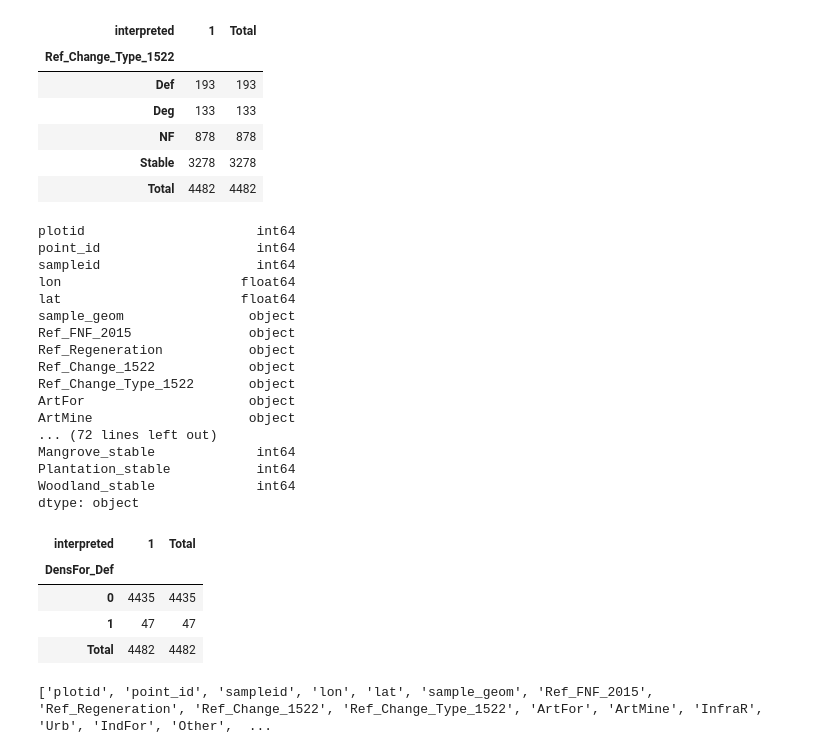
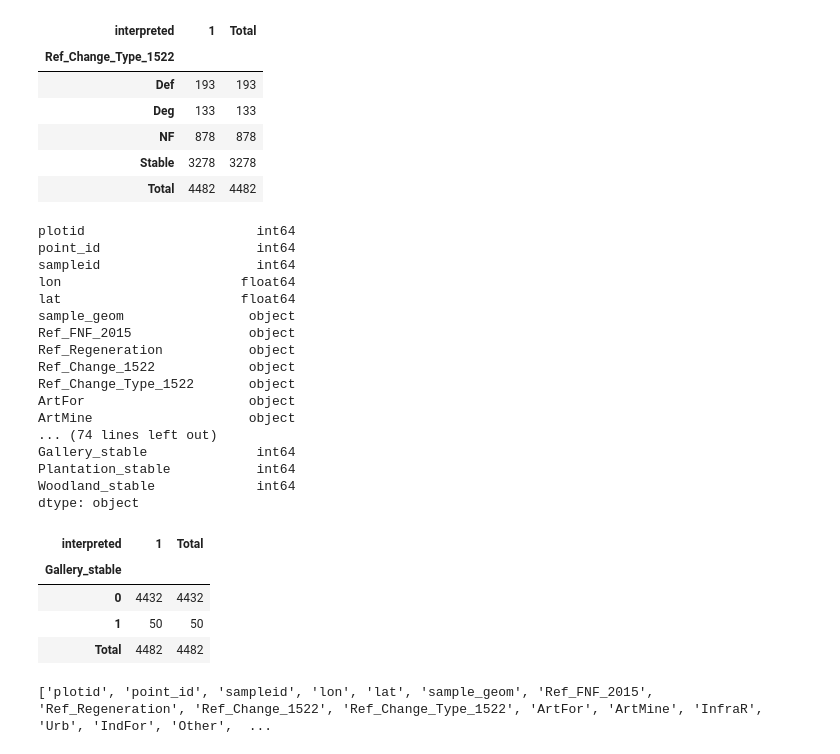
Before and after one commit to aurelgrooves/CAFI_DDD, a Jupyter notebook: CEO data prep/merge_clean_ceo_data_2015_2022.ipynb, the cells around one changed output. Saved outputs shown, nothing was run; the diff lists cells and outputs as text; code cells hidden in the pictures.

Commit message:
added columns for class types

```diff
--- a/CEO data prep/merge_clean_ceo_data_2015_2022.ipynb
+++ b/CEO data prep/merge_clean_ceo_data_2015_2022.ipynb
@@ -490,8 +490,8 @@ merged_ceo_nodup['DensDryFor_stable'] = ((merged_ceo_nodup['DensDryFor'] == 1) &
 merged_ceo_nodup['SecFor_stable'] = ((merged_ceo_nodup['SecFor'] == 1) & (merged_ceo_nodup['Stable'] == 1)).astype(int)
 merged_ceo_nodup['DryOpenFor_stable'] = ((merged_ceo_nodup['DryOpenFor'] == 1) & (merged_ceo_nodup['Stable'] == 1)).astype(int)
 merged_ceo_nodup['Mangrove_stable'] = ((merged_ceo_nodup['Mangrove'] == 1) & (merged_ceo_nodup['Stable'] == 1)).astype(int)
-merged_ceo_nodup['Mangrove_stable'] = ((merged_ceo_nodup['Swamp'] == 1) & (merged_ceo_nodup['Stable'] == 1)).astype(int)
-merged_ceo_nodup['Mangrove_stable'] = ((merged_ceo_nodup['Gallery'] == 1) & (merged_ceo_nodup['Stable'] == 1)).astype(int)
+merged_ceo_nodup['Swamp_stable'] = ((merged_ceo_nodup['Swamp'] == 1) & (merged_ceo_nodup['Stable'] == 1)).astype(int)
+merged_ceo_nodup['Gallery_stable'] = ((merged_ceo_nodup['Gallery'] == 1) & (merged_ceo_nodup['Stable'] == 1)).astype(int)
 merged_ceo_nodup['Plantation_stable'] = ((merged_ceo_nodup['Plantation'] == 1) & (merged_ceo_nodup['Stable'] == 1)).astype(int)
 merged_ceo_nodup['Woodland_stable'] = ((merged_ceo_nodup['Woodland'] == 1) & (merged_ceo_nodup['Stable'] == 1)).astype(int)
 # %%
@@ -509,26 +509,26 @@ Ref_Change_1522            object
 Ref_Change_Type_1522       object
 ArtFor                     object
 ArtMine                    object
-... (72 lines left out)
-Mangrove_stable             int64
+... (74 lines left out)
+Gallery_stable              int64
 Plantation_stable           int64
 Woodland_stable             int64
 dtype: object
 # %%
-columns_to_convert = ['Def2016','Def2017','Def2018','Def2019','Def2020','Def2021','Def2022','Deg2016','Deg2017','Deg2018','Deg2019','Deg2020','Deg2021','Deg2022','NF',
+columns_to_convert = ['Def2016','Def2017','Def2018','Def2019','Def2020','Def2021','Def2022','Deg2016','Deg2017','Deg2018','Deg2019','Deg2020','Deg2021','Deg2022','NF','Stable',
 'DensFor','DensDryFor','SecFor','DryOpenFor','Mangrove','Swamp','Gallery','Plantation','Woodland','Shrubland','Grassland','Aquatic','Bare','Cultivated','Builtup','Water',
 'DensFor_Def','DensDryFor_Def','SecFor_Def','DryOpenFor_Def','Mangrove_Def','Swamp_Def','Gallery_Def','Plantation_Def','Woodland_Def',
 'DensFor_Deg','DensDryFor_Deg','SecFor_Deg','DryOpenFor_Deg','Mangrove_Deg','Swamp_Deg','Gallery_Deg','Plantation_Deg','Woodland_Deg',
-'DensFor_stable','DensDryFor_stable','SecFor_stable','DryOpenFor_stable','Mangrove_stable','Plantation_stable','Woodland_stable']
+'DensFor_stable','DensDryFor_stable','SecFor_stable','DryOpenFor_stable','Mangrove_stable','Swamp_stable','Gallery_stable','Plantation_stable','Woodland_stable']
 merged_ceo_nodup[columns_to_convert] = merged_ceo_nodup[columns_to_convert].fillna(0)
 # %%
-pd.pivot_table(merged_ceo_nodup,values='point_id',index=['DensFor_Def'],columns=['interpreted'],aggfunc="count",margins=True,
+pd.pivot_table(merged_ceo_nodup,values='point_id',index=['Gallery_stable'],columns=['interpreted'],aggfunc="count",margins=True,
                              margins_name='Total')
 # %% [output]
 | interpreted | 1 | Total |
-| DensFor_Def |  |  |
-| 0 | 4435 | 4435 |
-| 1 | 47 | 47 |
+| Gallery_stable |  |  |
+| 0 | 4432 | 4432 |
+| 1 | 50 | 50 |
 | Total | 4482 | 4482 |
 # %%
 merged_ceo_column_names = merged_ceo_nodup.columns.tolist()
```
Also changed, not shown: parts of 4 cells of this notebook, 1 other file.
